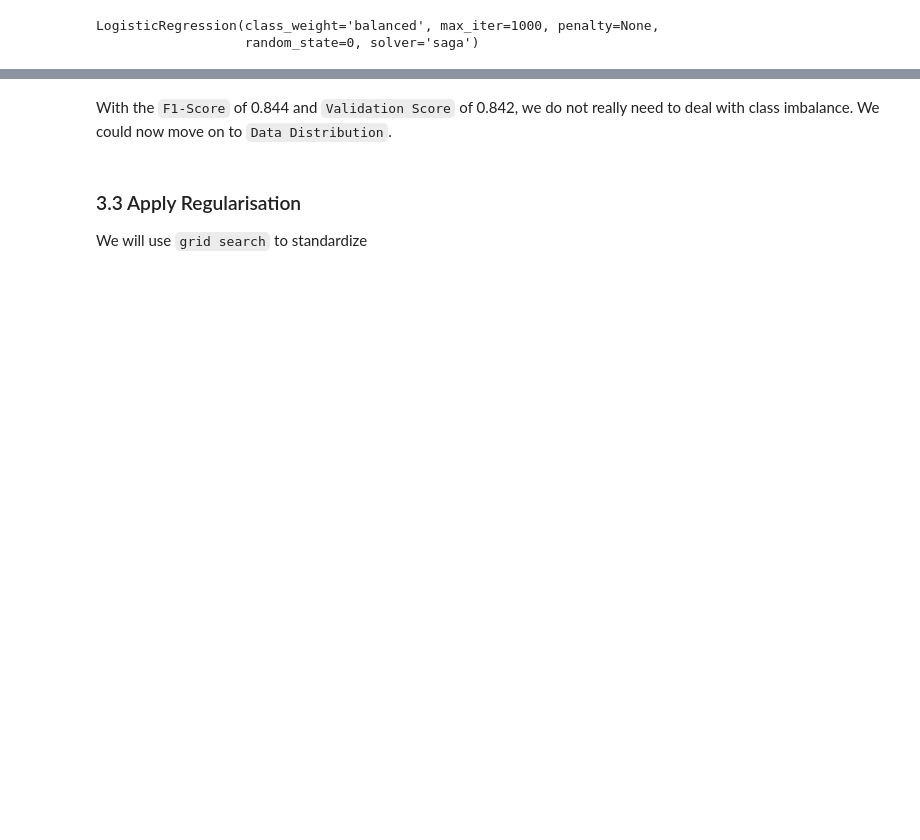
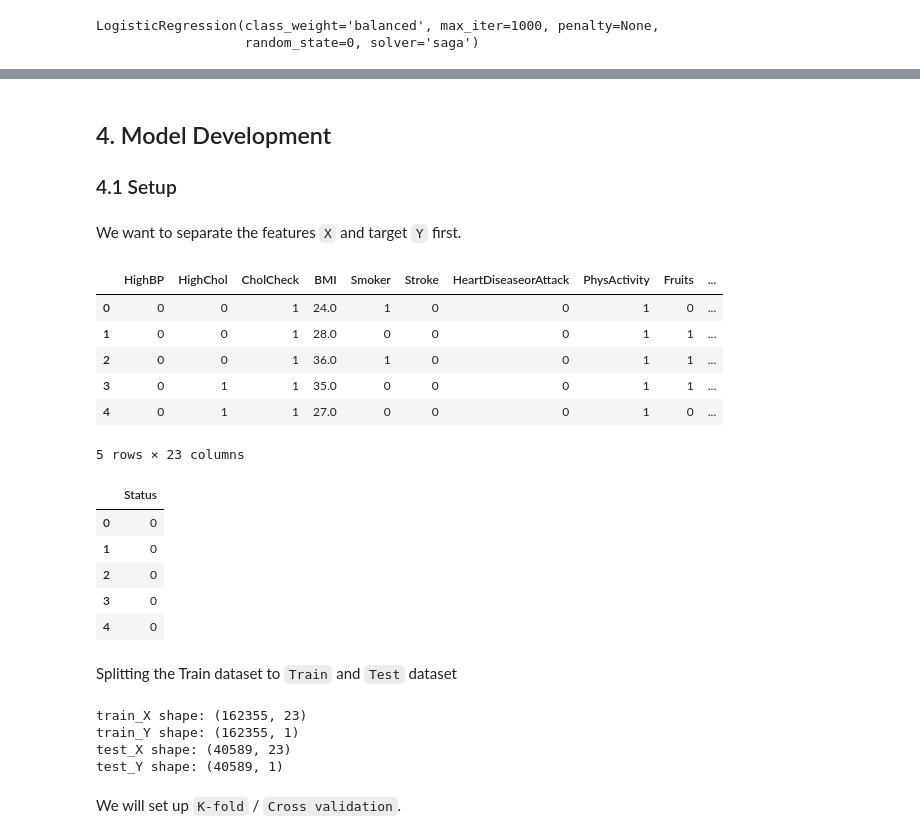
Before and after one commit to LocVu-Tim/COSC2753_A1_s3891483, a Jupyter notebook: notebooks/EDA.ipynb, the cells around one changed output, grey strips where cells are left out. Drawn from its saved outputs; the diff is of its cells as text; code cells hidden in the pictures; blank space fills up the shorter version.

```diff
--- a/notebooks/EDA.ipynb
+++ b/notebooks/EDA.ipynb
@@ -596,6 +570,45 @@ Validation F1-Score score: 0.842
-# %% [markdown]
-With the `F1-Score` of 0.844 and `Validation Score` of 0.842, we do not really need to deal with class imbalance. We could now move on to `Data Distribution`.
 # %% [markdown]
-### 3.3 Apply Regularisation
+## 4. Model Development
 
-We will use `grid search` to standardize
+### 4.1 Setup
+# %% [markdown]
+We want to separate the features `X` and target `Y` first.
+# %%
+df_X = df_train.drop(["Status"], axis=1)
+df_Y = df_train[["Status"]]
+
+display(df_X.head())
+display(df_Y.head())
+# %% [output]
+|  | HighBP | HighChol | CholCheck | BMI | Smoker | Stroke | HeartDiseaseorAttack | PhysActivity | Fruits | ... |
+| 0 | 0 | 0 | 1 | 24.0 | 1 | 0 | 0 | 1 | 0 | ... |
+| 1 | 0 | 0 | 1 | 28.0 | 0 | 0 | 0 | 1 | 1 | ... |
+| 2 | 0 | 0 | 1 | 36.0 | 1 | 0 | 0 | 1 | 1 | ... |
+| 3 | 0 | 1 | 1 | 35.0 | 0 | 0 | 0 | 1 | 1 | ... |
+| 4 | 0 | 1 | 1 | 27.0 | 0 | 0 | 0 | 1 | 0 | ... |
+5 rows × 23 columns
+|  | Status |
+| 0 | 0 |
+| 1 | 0 |
+| 2 | 0 |
+| 3 | 0 |
+| 4 | 0 |
+# %% [markdown]
+Splitting the Train dataset to `Train` and `Test` dataset
+# %%
+train_X, test_X, train_Y, test_Y = train_test_split(df_X, df_Y, shuffle=True, random_state=0, test_size=0.2)
+
+train_y = train_Y.values
+test_Y = test_Y.values
+
+print(f"train_X shape: {train_X.shape}")
+print(f"train_Y shape: {train_Y.shape}")
+print(f"test_X shape: {test_X.shape}")
+print(f"test_Y shape: {test_Y.shape}")
+# %% [output]
+train_X shape: (162355, 23)
+train_Y shape: (162355, 1)
+test_X shape: (40589, 23)
+test_Y shape: (40589, 1)
+# %% [markdown]
+We will set up `K-fold` / `Cross validation`.
```
Also changed, not shown: parts of 44 cells of this notebook.
